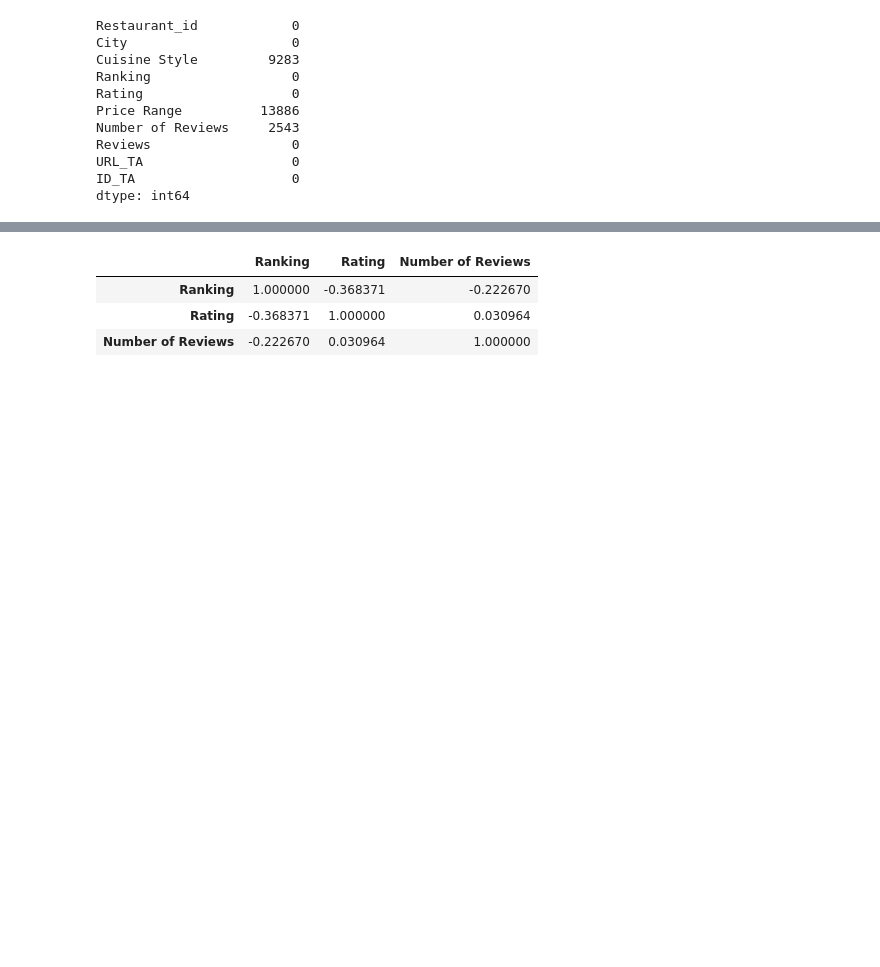
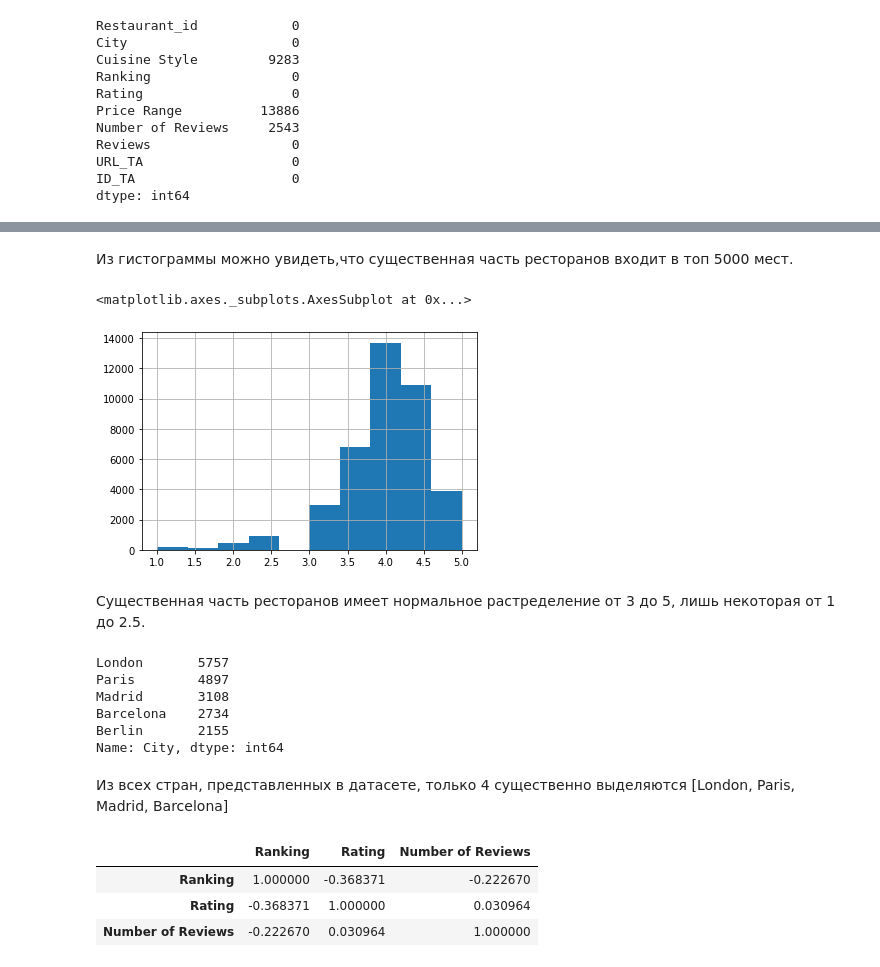
Before and after one commit to TheSickNessPill/module_3, a Jupyter notebook: module_3.ipynb, the cells around one changed output, grey strips where cells are left out. Drawn from its saved outputs; the diff is of its cells as text; code cells hidden in the pictures; blank space fills up the shorter version.

```diff
--- a/module_3.ipynb
+++ b/module_3.ipynb
@@ -93,3 +98,23 @@ dtype: int64
+# %% [markdown]
+Из гистограммы можно увидеть,что существенная часть ресторанов входит в топ 5000 мест.
+# %%
+df['Rating'].hist()
+# %% [output]
+<matplotlib.axes._subplots.AxesSubplot at 0x...>
+[figure, added]
+# %% [markdown]
+Существенная часть ресторанов имеет нормальное растределение от 3 до 5, лишь некоторая от 1 до 2.5.
+# %%
+df['City'].value_counts().head()
+# %% [output]
+London       5757
+Paris        4897
+Madrid       3108
+Barcelona    2734
+Berlin       2155
+Name: City, dtype: int64
+# %% [markdown]
+Из всех стран, представленных в датасете, только 4 существенно выделяются [London, Paris, Madrid, Barcelona]
 # %%
 def price_range(row):
     '''Функция по замене символов на более понятные значения'''
```
Also changed, not shown: parts of 4 cells of this notebook.
